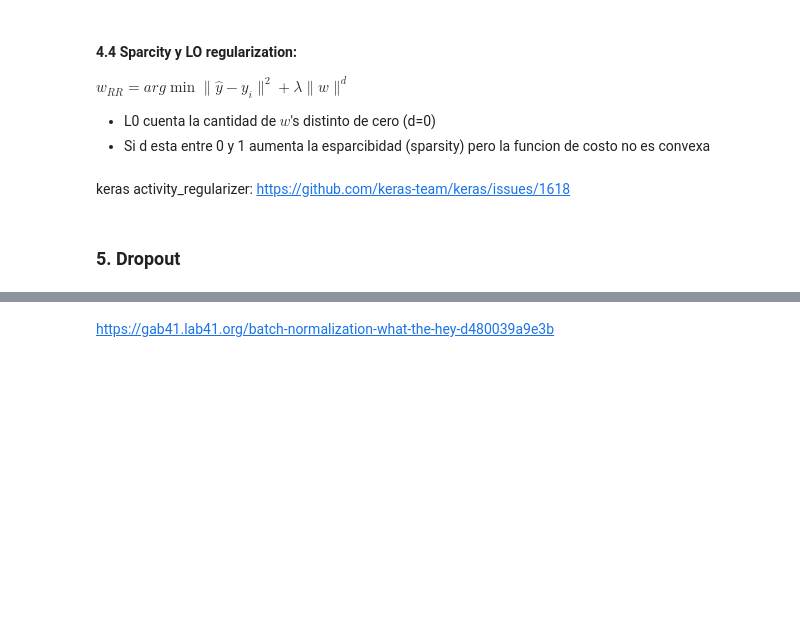
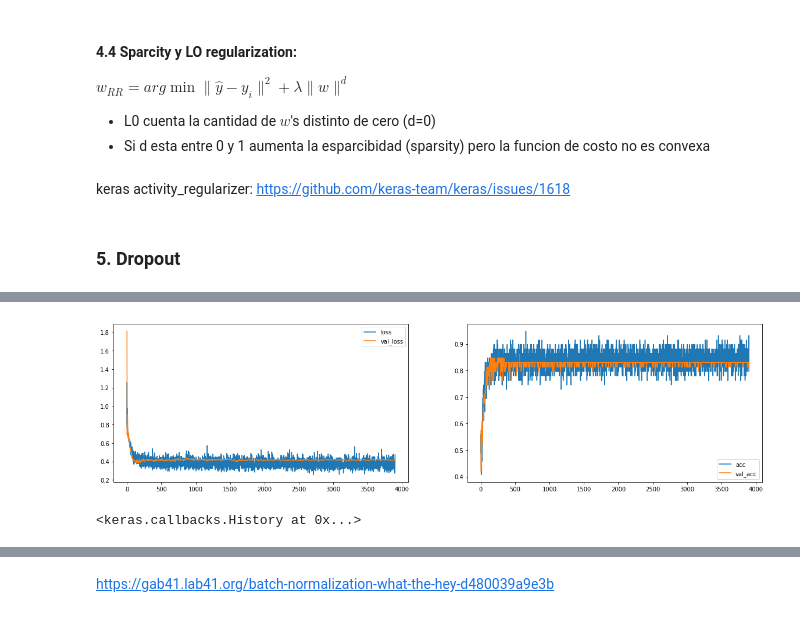
Before and after one commit to lab-ml-itba/4-Regularizacion, a Jupyter notebook: 0-Regularizacion-Teoria.ipynb, the cells around one changed output, grey strips where cells are left out. Drawn from its saved outputs; the diff is of its cells as text; code cells hidden in the pictures; blank space fills up the shorter version.

```diff
--- a/0-Regularizacion-Teoria.ipynb
+++ b/0-Regularizacion-Teoria.ipynb
@@ -748,0 +749,11 @@ keras activity_regularizer: https://github.com/keras-team/keras/issues/1618
+# %%
+dropout_rate = 0.25
+max_norm_cons = 10.0
+model_do = Sequential()
+# model.add(Dropout(dropout_rate, input_shape=(input_shape,)))
+model_do.add(Dense(hidden_units,input_dim=input_shape, kernel_constraint=max_norm(max_norm_cons)))
+model_do.add(Activation('sigmoid'))
+model_do.add(Dropout(dropout_rate))
+model_do.add(Dense(output_size))
+model_do.add(Activation('sigmoid'))
+model_do.summary()
@@ -748,0 +778,23 @@ keras activity_regularizer: https://github.com/keras-team/keras/issues/1618
+# %%
+lr = 0.4
+decay = 0.005
+batch_size = 59
+epochs = 4000
+selectedOptimizer = optimizers.adam(lr=lr, decay=decay)
+model_do.compile(loss = 'binary_crossentropy', optimizer=selectedOptimizer, metrics=['accuracy'])
+# %%
+plot_losses_do = PlotLosses(plot_interval=100,
+                         evaluate_interval=None,
+                         x_val=X_test,
+                         y_val_categorical=y_test)
+# %%
+model_do.fit(X_train,
+          y_train, batch_size = batch_size,
+          epochs=epochs,
+          verbose=0,
+          validation_data=(X_test, y_test),
+          callbacks=[plot_losses_do],
+         )
+# %% [output]
+[figure, added]
+<keras.callbacks.History at 0x...>
```
Also changed, not shown: parts of 14 cells of this notebook.
